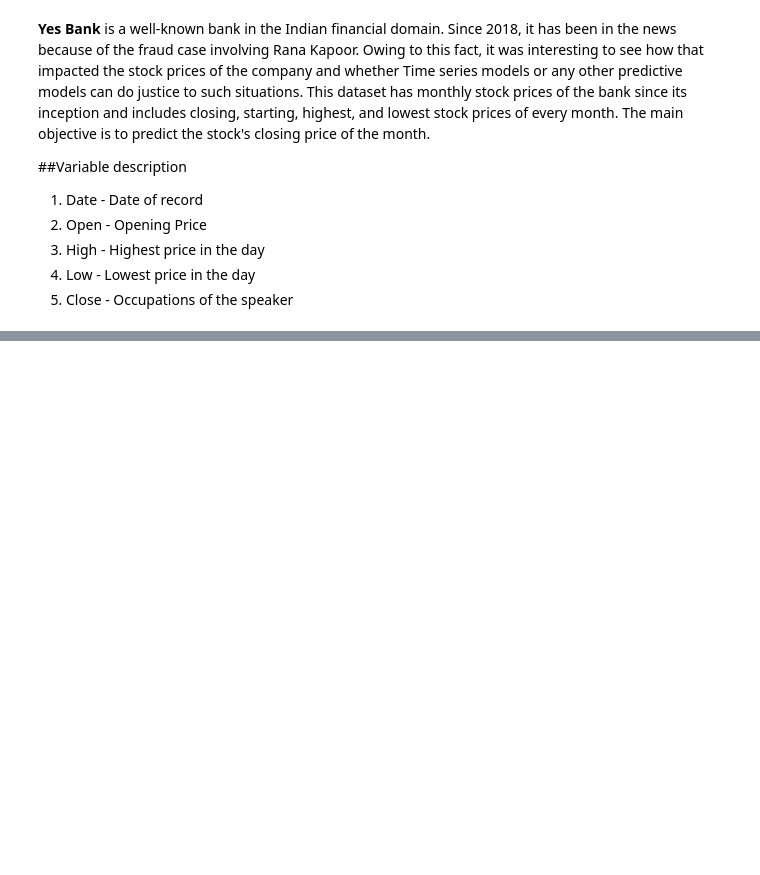
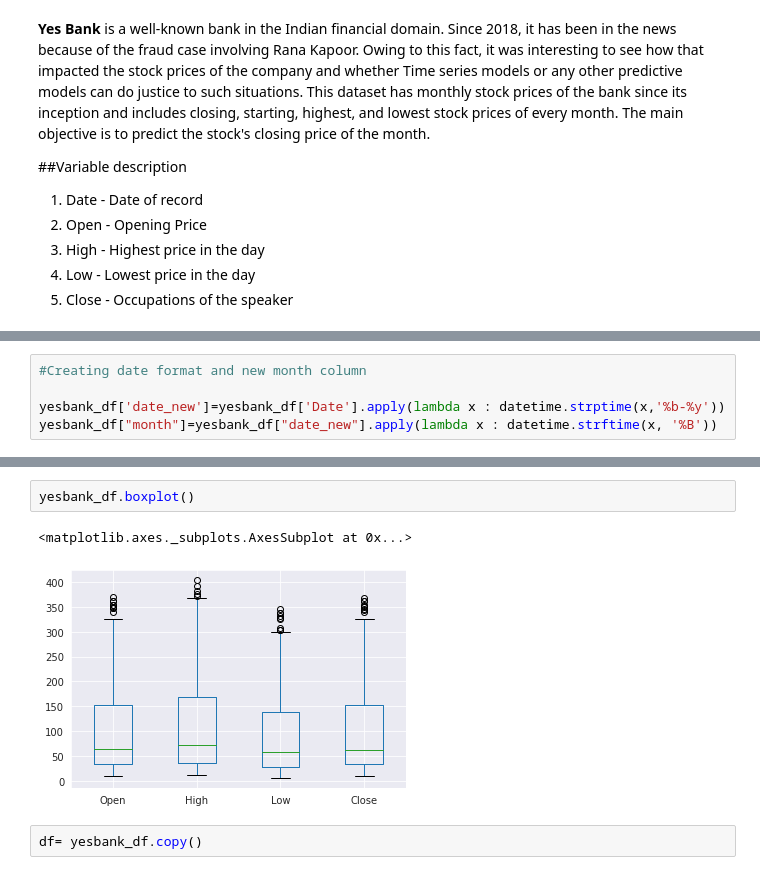
Before and after one commit to shivankb/Yes-Bank-Stock-Closing-Price-Prediction, a Jupyter notebook: yes_bank_stock_closing_price_prediction_ipynb.ipynb, the cells around one changed output, grey strips where cells are left out. Cells and saved outputs as stored; diff of their text form; blank space fills up the shorter version.

```diff
--- a/yes_bank_stock_closing_price_prediction_ipynb.ipynb
+++ b/yes_bank_stock_closing_price_prediction_ipynb.ipynb
@@ -151,0 +168,5 @@ len(df[df.duplicated()])
+# %%
+#Creating date format and new month column
+
+yesbank_df['date_new']=yesbank_df['Date'].apply(lambda x : datetime.strptime(x,'%b-%y'))
+yesbank_df["month"]=yesbank_df["date_new"].apply(lambda x : datetime.strftime(x, '%B'))
@@ -151,0 +178,7 @@ len(df[df.duplicated()])
+# %%
+yesbank_df.boxplot()
+# %% [output]
+<matplotlib.axes._subplots.AxesSubplot at 0x...>
+[figure, added]
+# %%
+df= yesbank_df.copy()
```
Also changed, not shown: parts of 14 cells of this notebook.
